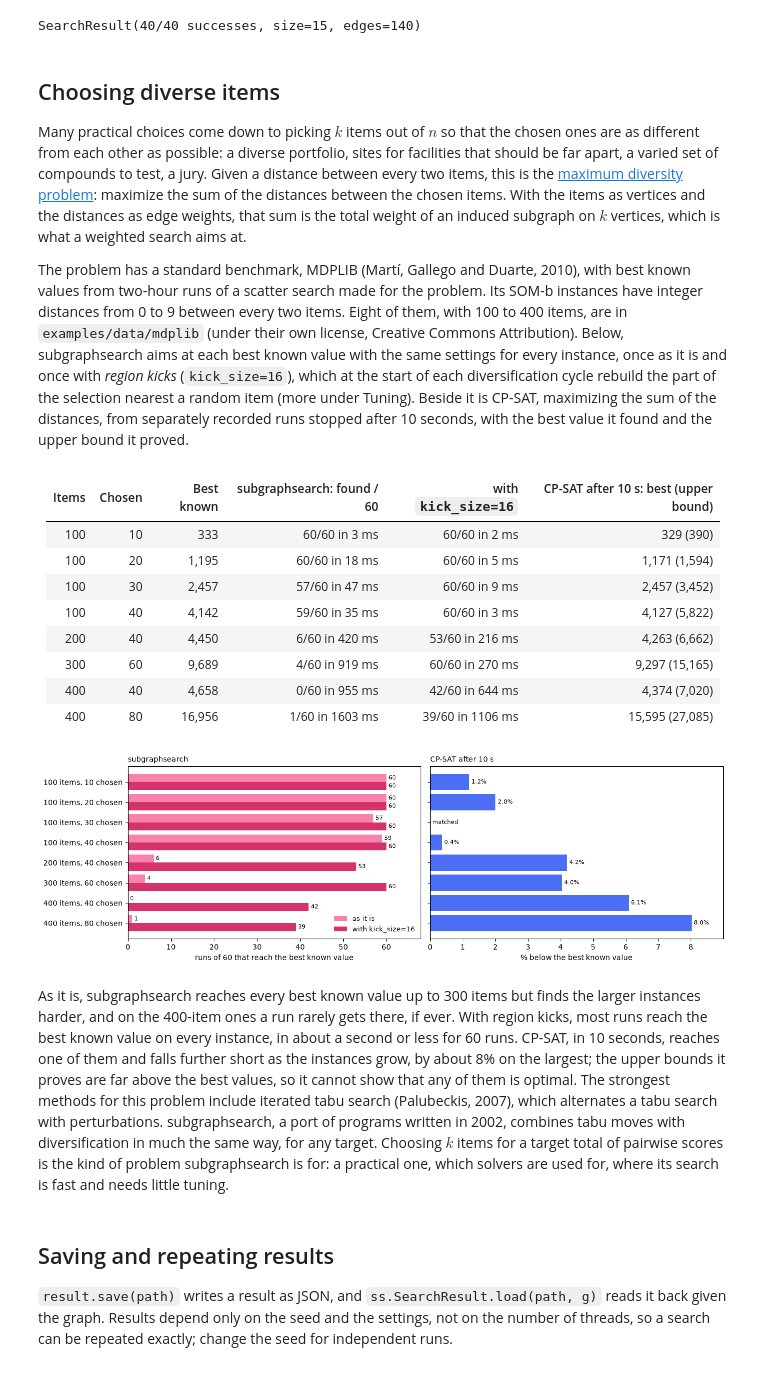
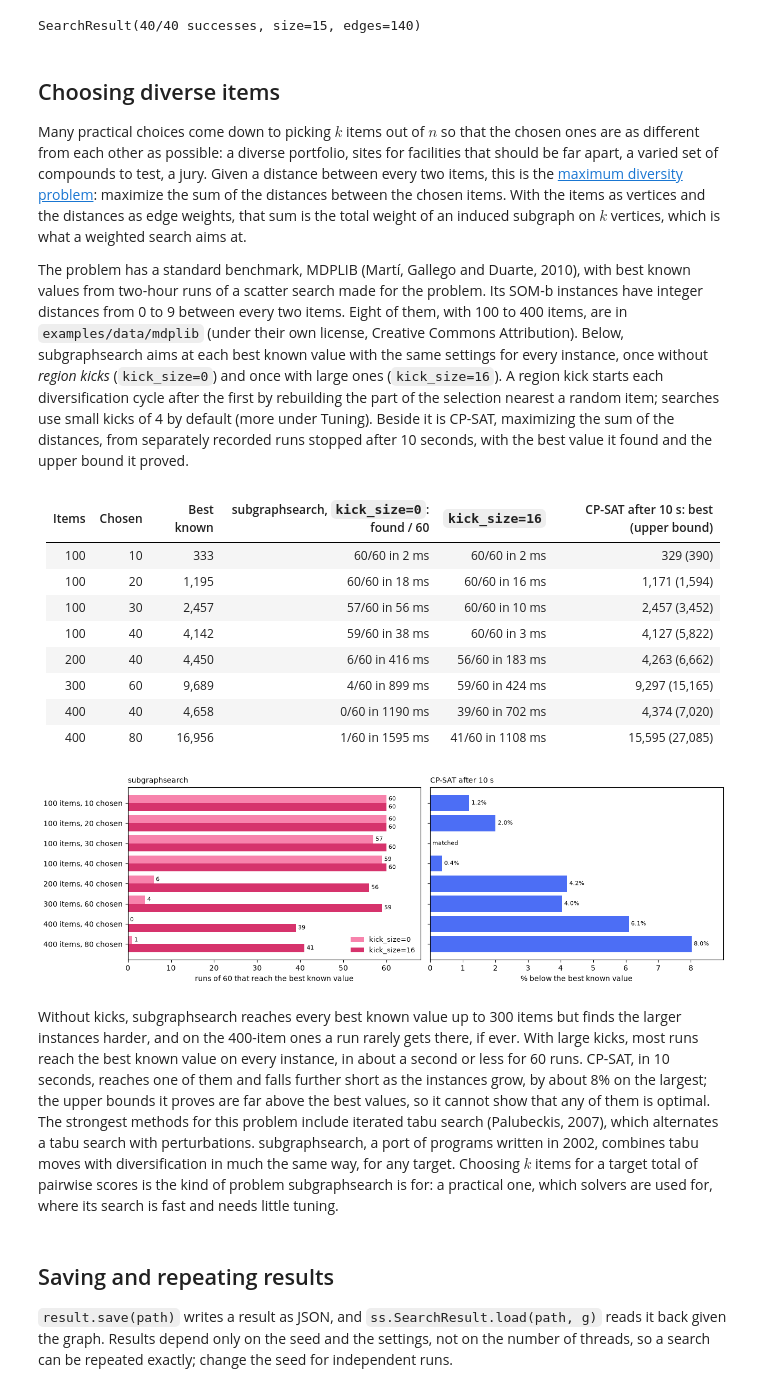
Before and after one commit to vglazer/subgraphsearch, a Jupyter notebook: examples/quickstart.ipynb, the cells around one changed output. Cells and saved outputs as stored; diff of their text form; code cells hidden in the pictures.

```diff
--- a/examples/quickstart.ipynb
+++ b/examples/quickstart.ipynb
@@ -265,8 +267,9 @@ The problem has a standard benchmark, MDPLIB (Martí, Gallego and Duarte, 2010),
 two-hour runs of a scatter search made for the problem. Its SOM-b instances have integer distances from 0 to 9
 between every two items. Eight of them, with 100 to 400 items, are in `examples/data/mdplib` (under their own
 license, Creative Commons Attribution). Below, subgraphsearch aims at each best known value with the same
-settings for every instance, once as it is and once with *region kicks* (`kick_size=16`), which at the start
-of each diversification cycle rebuild the part of the selection nearest a random item (more under Tuning).
+settings for every instance, once without *region kicks* (`kick_size=0`) and once with large ones
+(`kick_size=16`). A region kick starts each diversification cycle after the first by rebuilding the part of
+the selection nearest a random item; searches use small kicks of 4 by default (more under Tuning).
 Beside it is CP-SAT, maximizing the sum of the distances, from separately recorded runs stopped after 10
 seconds, with the best value it found and the upper bound it proved.
 # %%
@@ -306,53 +309,53 @@ try:
 except OSError as error:
     print("could not read the benchmark instances, so this comparison is skipped:", error)
 
-lines = ["| Items | Chosen | Best known | subgraphsearch: found / 60 | with `kick_size=16` | CP-SAT after 10 s: best (upper bound) |",
+lines = ["| Items | Chosen | Best known | subgraphsearch, `kick_size=0`: found / 60 | `kick_size=16` | CP-SAT after 10 s: best (upper bound) |",
          "| --- | --- | --- | --- | --- | --- |"]
 for n, k, best_known, (plain_hits, plain_ms), (kick_hits, kick_ms), cp_best, cp_bound in mdp_rows:
     lines.append(f"| {n} | {k} | {best_known:,} | {plain_hits}/60 in {plain_ms:.0f} ms | {kick_hits}/60 in {kick_ms:.0f} ms "
                  f"| {cp_best:,} ({cp_bound:,}) |")
 display(Markdown("\n".join(lines)))
 # %% [output]
-| Items | Chosen | Best known | subgraphsearch: found / 60 | with `kick_size=16` | CP-SAT after 10 s: best (upper bound) |
+| Items | Chosen | Best known | subgraphsearch, `kick_size=0`: found / 60 | `kick_size=16` | CP-SAT after 10 s: best (upper bound) |
 | --- | --- | --- | --- | --- | --- |
-| 100 | 10 | 333 | 60/60 in 3 ms | 60/60 in 2 ms | 329 (390) |
-| 100 | 20 | 1,195 | 60/60 in 18 ms | 60/60 in 5 ms | 1,171 (1,594) |
-| 100 | 30 | 2,457 | 57/60 in 47 ms | 60/60 in 9 ms | 2,457 (3,452) |
-| 100 | 40 | 4,142 | 59/60 in 35 ms | 60/60 in 3 ms | 4,127 (5,822) |
-| 200 | 40 | 4,450 | 6/60 in 420 ms | 53/60 in 216 ms | 4,263 (6,662) |
-| 300 | 60 | 9,689 | 4/60 in 919 ms | 60/60 in 270 ms | 9,297 (15,165) |
-| 400 | 40 | 4,658 | 0/60 in 955 ms | 42/60 in 644 ms | 4,374 (7,020) |
-| 400 | 80 | 16,956 | 1/60 in 1603 ms | 39/60 in 1106 ms | 15,595 (27,085) |
+| 100 | 10 | 333 | 60/60 in 2 ms | 60/60 in 2 ms | 329 (390) |
+| 100 | 20 | 1,195 | 60/60 in 18 ms | 60/60 in 16 ms | 1,171 (1,594) |
+| 100 | 30 | 2,457 | 57/60 in 56 ms | 60/60 in 10 ms | 2,457 (3,452) |
+| 100 | 40 | 4,142 | 59/60 in 38 ms | 60/60 in 3 ms | 4,127 (5,822) |
+| 200 | 40 | 4,450 | 6/60 in 416 ms | 56/60 in 183 ms | 4,263 (6,662) |
+| 300 | 60 | 9,689 | 4/60 in 899 ms | 59/60 in 424 ms | 9,297 (15,165) |
+| 400 | 40 | 4,658 | 0/60 in 1190 ms | 39/60 in 702 ms | 4,374 (7,020) |
+| 400 | 80 | 16,956 | 1/60 in 1595 ms | 41/60 in 1108 ms | 15,595 (27,085) |
 # %%
 if mdp_rows:
     labels = [f"{n} items, {k} chosen" for n, k, *_ in mdp_rows]
     ys = range(len(mdp_rows))
     fig, (mine_ax, cp_ax) = plt.subplots(1, 2, figsize=(13, 4), layout="constrained", sharey=True)
-    for offset, column, label, color in ((-0.2, 3, "as it is", "#f783ac"), (0.2, 4, "with kick_size=16", "#d6336c")):
+    for offset, column, label, color in ((-0.2, 3, "kick_size=0", "#f783ac"), (0.2, 4, "kick_size=16", "#d6336c")):
         hits = [row[column][0] for row in mdp_rows]
         mine_ax.barh([y + offset for y in ys], hits, height=0.4, color=color, label=label)
         for y, h in zip(ys, hits):
             mine_ax.annotate(str(h), (h, y + offset), xytext=(3, 0), textcoords="offset points", va="center", fontsize=8)
     mine_ax.set_yticks(list(ys), labels)
     mine_ax.set_xlim(0, 68)
     mine_ax.set_xlabel("runs of 60 that reach the best known value")
     mine_ax.set_title("subgraphsearch", fontsize=10, loc="left")
     mine_ax.legend(frameon=False, fontsize=9, loc="lower right")
     shortfall = [100 * (row[2] - row[5]) / row[2] for row in mdp_rows]
     cp_ax.barh(list(ys), shortfall, color="#4c6ef5")
     for y, s in zip(ys, shortfall):
         cp_ax.annotate("matched" if s == 0 else f"{s:.1f}%", (s, y), xytext=(3, 0), textcoords="offset points",
                        va="center", fontsize=8)
     cp_ax.set_xlim(0, 1.12 * max(shortfall))
     cp_ax.set_xlabel("% below the best known value")
     cp_ax.set_title("CP-SAT after 10 s", fontsize=10, loc="left")
     mine_ax.invert_yaxis()
 # %% [output]
-[figure, old version]
+[figure, new version]
 # %% [markdown]
-As it is, subgraphsearch reaches every best known value up to 300 items but finds the larger instances harder,
-and on the 400-item ones a run rarely gets there, if ever. With region kicks, most runs reach the best known
-value on every instance, in about a second or less for 60 runs. CP-SAT, in 10 seconds, reaches one of them and
+Without kicks, subgraphsearch reaches every best known value up to 300 items but finds the larger instances
+harder, and on the 400-item ones a run rarely gets there, if ever. With large kicks, most runs reach the best
+known value on every instance, in about a second or less for 60 runs. CP-SAT, in 10 seconds, reaches one of them and
 falls further short as the instances grow, by about 8% on the largest; the upper bounds it proves are far above
 the best values, so it cannot show that any of them is optimal. The strongest methods for this problem include
 iterated tabu search (Palubeckis, 2007), which alternates a tabu search with perturbations. subgraphsearch, a
```
Also changed, not shown: parts of 16 cells of this notebook, 15 other files.
